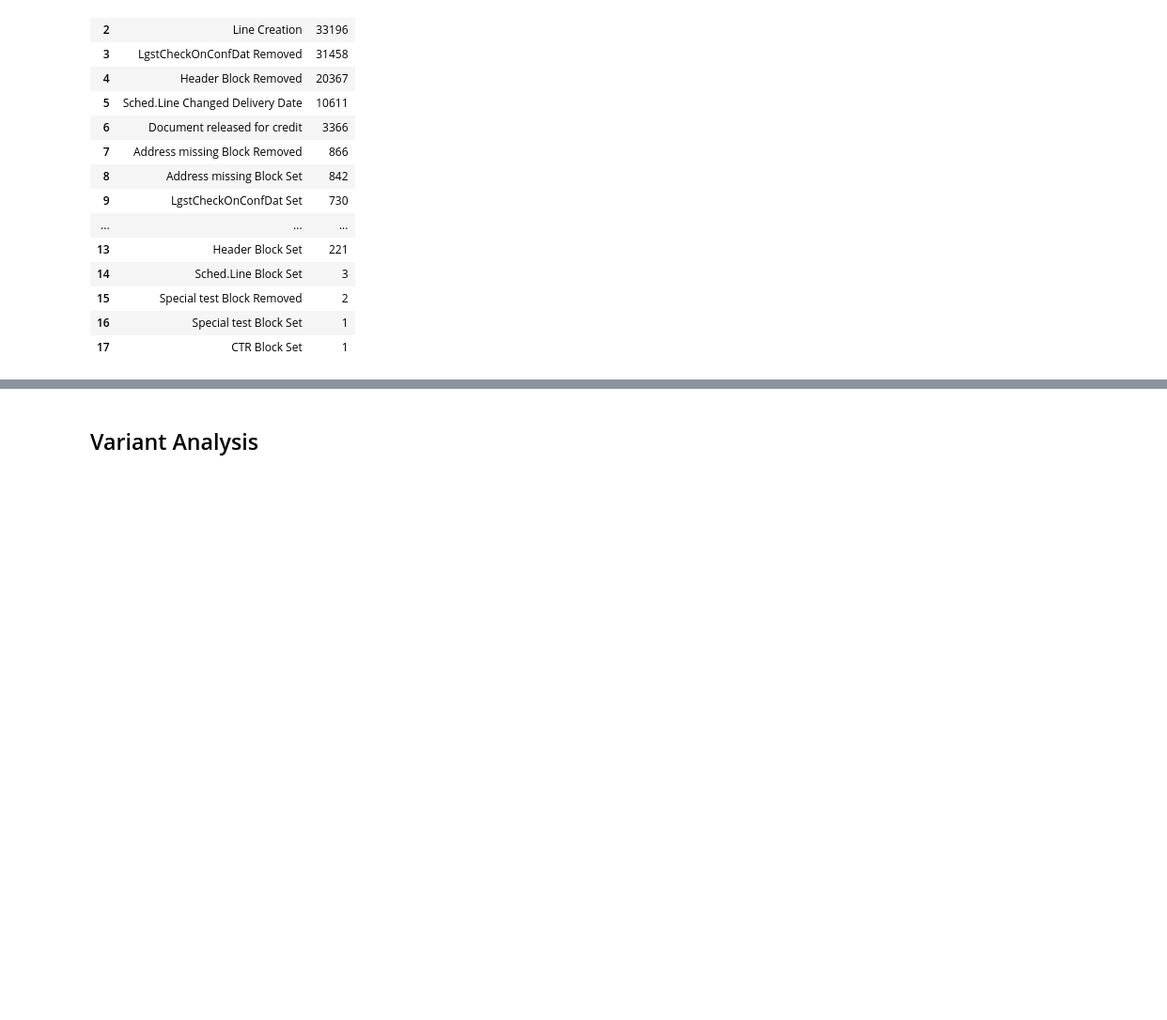
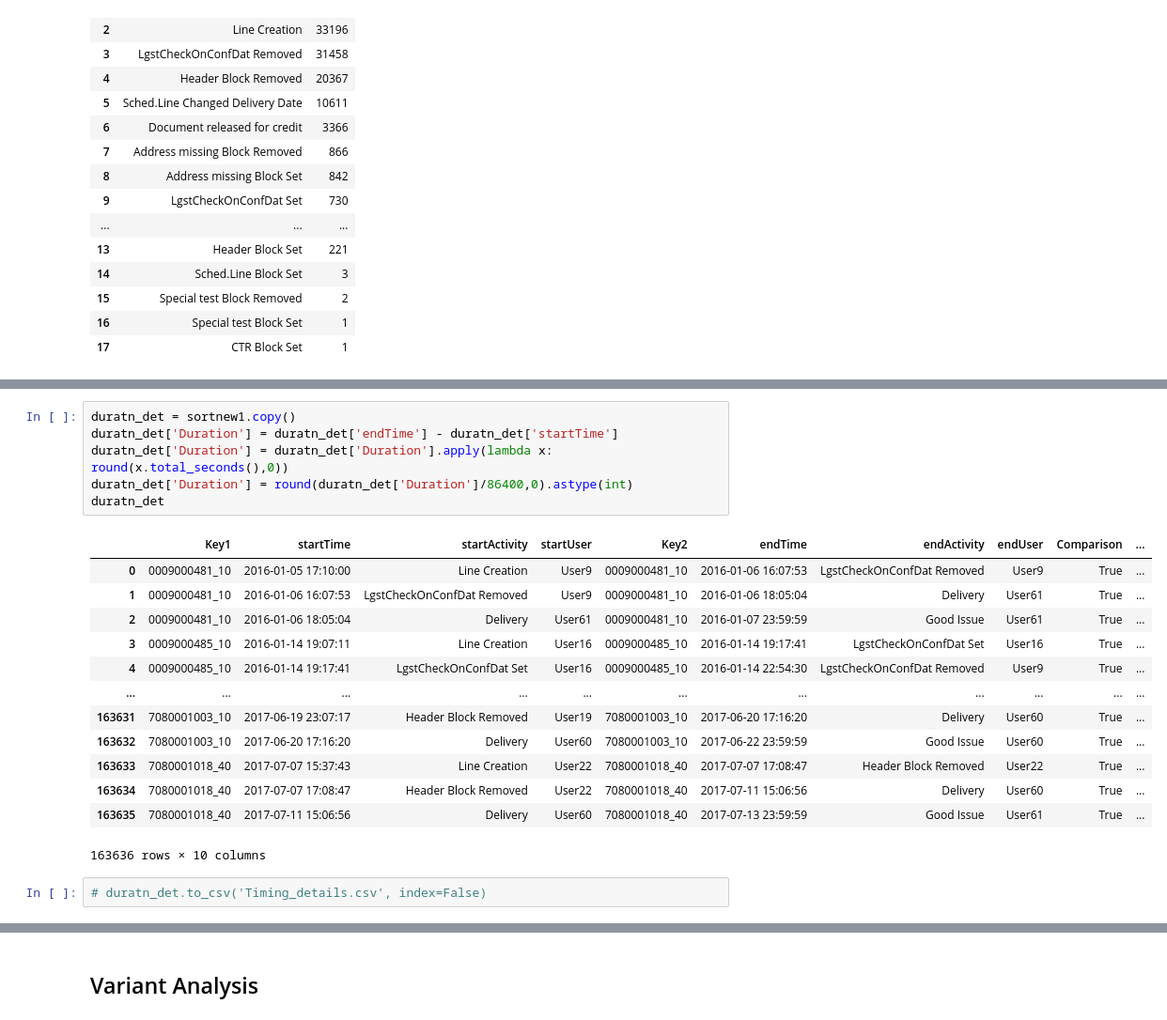
Before and after one commit to nkwachiabel/Process-Mining-Order-to-cash-IBM, a Jupyter notebook: o2c_final.ipynb, the cells around one changed output, grey strips where cells are left out. Shown at 94% size. Saved outputs shown, nothing was run; the diff lists cells and outputs as text; blank space fills up the shorter version.

```diff
--- a/o2c_final.ipynb
+++ b/o2c_final.ipynb
@@ -419,0 +420,22 @@ h
+# %%
+duratn_det = sortnew1.copy()
+duratn_det['Duration'] = duratn_det['endTime'] - duratn_det['startTime']
+duratn_det['Duration'] = duratn_det['Duration'].apply(lambda x: round(x.total_seconds(),0))
+duratn_det['Duration'] = round(duratn_det['Duration']/86400,0).astype(int)
+duratn_det
+# %% [output]
+|  | Key1 | startTime | startActivity | startUser | Key2 | endTime | endActivity | endUser | Comparison | ... |
+| 0 | 0009000481_10 | 2016-01-05 17:10:00 | Line Creation | User9 | 0009000481_10 | 2016-01-06 16:07:53 | LgstCheckOnConfDat Removed | User9 | True | ... |
+| 1 | 0009000481_10 | 2016-01-06 16:07:53 | LgstCheckOnConfDat Removed | User9 | 0009000481_10 | 2016-01-06 18:05:04 | Delivery | User61 | True | ... |
+| 2 | 0009000481_10 | 2016-01-06 18:05:04 | Delivery | User61 | 0009000481_10 | 2016-01-07 23:59:59 | Good Issue | User61 | True | ... |
+| 3 | 0009000485_10 | 2016-01-14 19:07:11 | Line Creation | User16 | 0009000485_10 | 2016-01-14 19:17:41 | LgstCheckOnConfDat Set | User16 | True | ... |
+| 4 | 0009000485_10 | 2016-01-14 19:17:41 | LgstCheckOnConfDat Set | User16 | 0009000485_10 | 2016-01-14 22:54:30 | LgstCheckOnConfDat Removed | User9 | True | ... |
+| ... | ... | ... | ... | ... | ... | ... | ... | ... | ... | ... |
+| 163631 | 7080001003_10 | 2017-06-19 23:07:17 | Header Block Removed | User19 | 7080001003_10 | 2017-06-20 17:16:20 | Delivery | User60 | True | ... |
+| 163632 | 7080001003_10 | 2017-06-20 17:16:20 | Delivery | User60 | 7080001003_10 | 2017-06-22 23:59:59 | Good Issue | User60 | True | ... |
+| 163633 | 7080001018_40 | 2017-07-07 15:37:43 | Line Creation | User22 | 7080001018_40 | 2017-07-07 17:08:47 | Header Block Removed | User22 | True | ... |
+| 163634 | 7080001018_40 | 2017-07-07 17:08:47 | Header Block Removed | User22 | 7080001018_40 | 2017-07-11 15:06:56 | Delivery | User60 | True | ... |
+| 163635 | 7080001018_40 | 2017-07-11 15:06:56 | Delivery | User60 | 7080001018_40 | 2017-07-13 23:59:59 | Good Issue | User61 | True | ... |
+163636 rows × 10 columns
+# %%
+# duratn_det.to_csv('Timing_details.csv', index=False)
```
Also changed, not shown: parts of 55 cells of this notebook.
